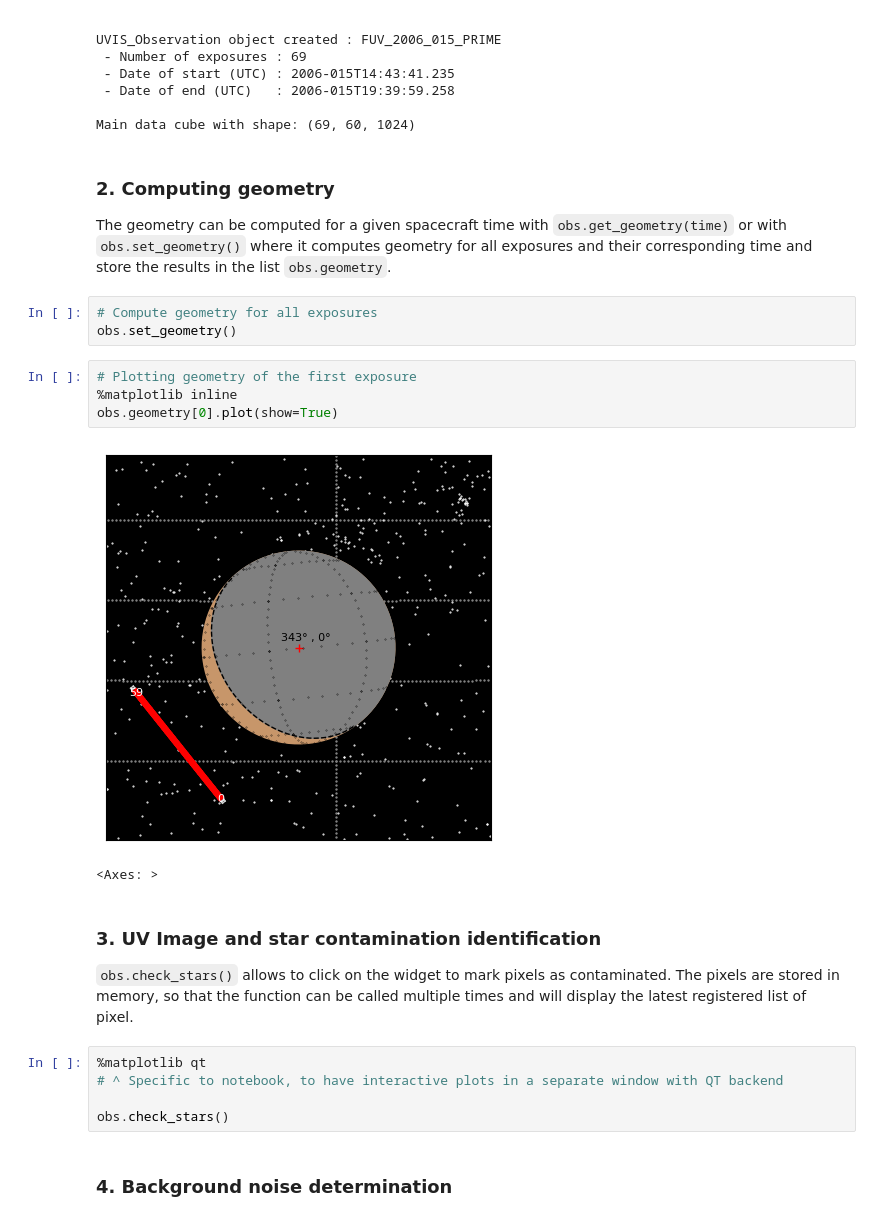
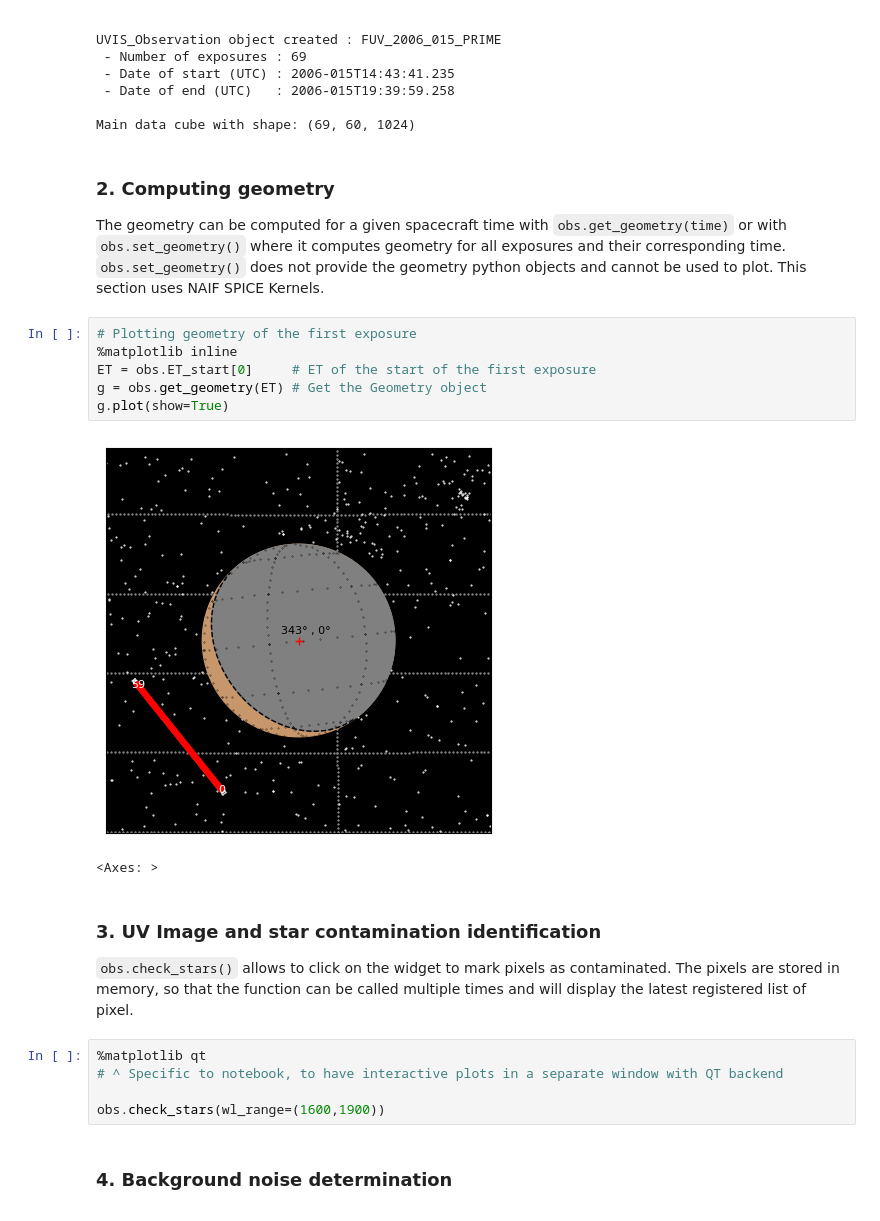
Before and after one commit to LeGuennic/Cassini-UPyP, a Jupyter notebook: example/example.ipynb, the cells around one changed output. Cells and saved outputs as stored; diff of their text form.

```diff
--- a/example/example.ipynb
+++ b/example/example.ipynb
@@ -49,16 +49,16 @@ Main data cube with shape: (69, 60, 1024)
 # %% [markdown]
 ### 2. Computing geometry
 
-The geometry can be computed for a given spacecraft time with `obs.get_geometry(time)` or with `obs.set_geometry()` where it computes geometry for all exposures and their corresponding time and store the results in the list `obs.geometry`.
+The geometry can be computed for a given spacecraft time with `obs.get_geometry(time)` or with `obs.set_geometry()` where it computes geometry for all exposures and their corresponding time. `obs.set_geometry()` does not provide the geometry python objects and cannot be used to plot.
+This section uses NAIF SPICE Kernels.
-# %%
-# Compute geometry for all exposures
-obs.set_geometry()
 # %%
 # Plotting geometry of the first exposure
 %matplotlib inline
-obs.geometry[0].plot(show=True)
+ET = obs.ET_start[0]     # ET of the start of the first exposure
+g = obs.get_geometry(ET) # Get the Geometry object
+g.plot(show=True)
 # %% [output]
-[figure, old version]
+[figure, new version]
 <Axes: >
 # %% [markdown]
 ### 3. UV Image and star contamination identification
@@ -68,7 +68,7 @@ obs.geometry[0].plot(show=True)
 %matplotlib qt
 # ^ Specific to notebook, to have interactive plots in a separate window with QT backend
 
-obs.check_stars()
+obs.check_stars(wl_range=(1600,1900))
 # %% [markdown]
 ### 4. Background noise determination
 # %%
```
Also changed, not shown: parts of 1 cell of this notebook, 9 other files.
